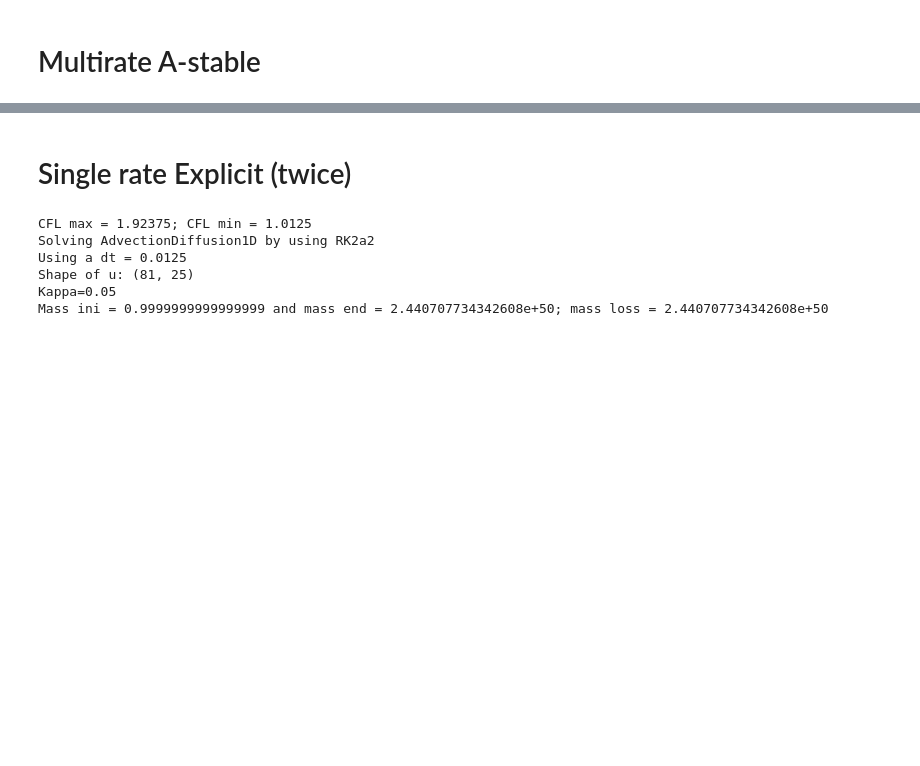
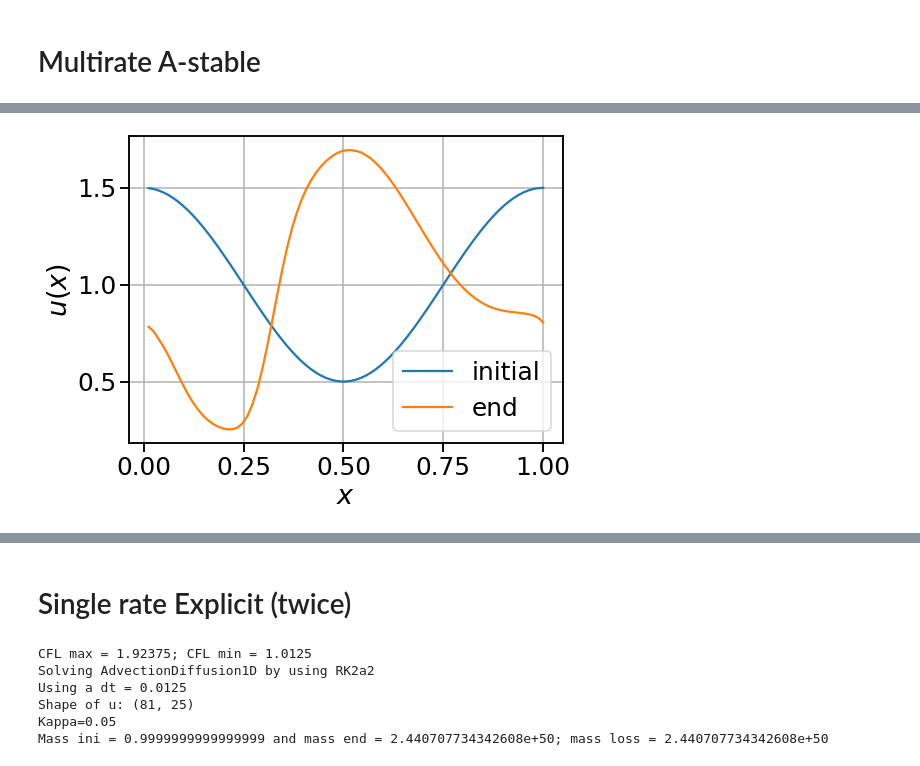
Before and after one commit to emconsta/desolve, a Jupyter notebook: notebooks/TestMRIMEXAdvectionDiffusionPaperPlots.ipynb, the cells around one changed output, grey strips where cells are left out. Cells and saved outputs as stored; diff of their text form; code cells hidden in the pictures; blank space fills up the shorter version.

```diff
--- a/notebooks/TestMRIMEXAdvectionDiffusionPaperPlots.ipynb
+++ b/notebooks/TestMRIMEXAdvectionDiffusionPaperPlots.ipynb
@@ -204,0 +227,82 @@ The PostScript backend does not support transparency; partially transparent arti
+# %%
+solver=None
+solver=DESolver()
+solver.set_info(0)
+
+
+pde_problem_setup={'mx':mx,'n':1,'Flux':'linear-advection','Flux_cv':Flux_M,'BC':'periodic',
+                   'x_min':0.,'x_max':1.,'kappa':kappa,'Flux_name':'FVStagVanLeer-k=1/3'}
+
+
+
+rhs_e, rhs_i, u_ini, problem_setup, problem= ProblemsPDE('AdvectionDiffusion1D',pde_problem_setup)#('Navier-Stokes2D')
+
+if(FLUX_TYPE==2):
+    x_coord=problem_setup['context']['x_coord']
+    #Flux_cv[0,(0):(nF)]=1.+np.sin(2*np.pi*x_coord[(0):(nF)])
+    Flux_cv[0,(0):(nF)]=1.+0.9*np.exp(-((x_coord[(0):(nF)]-x_coord[nF//2-3])**2)*1.25*mx)
+if(FLUX_TYPE==3):
+    Flux_cv[0,:]=x_coord[:]
+
+solver.setup(keep_history=True)
+solver.set_function_context(problem_setup['context'])
+solver.set_initial_solution(u_ini)
+
+solver.set_rhs(rhs_e)
+solver.set_rhs({'mr_explicit_fast':problem.rhs_e_fast,'mr_explicit_slow':problem.rhs_e_slow,'mr_implicit':problem.rhs_mr_implicit})
+#solver.set_rhs({'imex_explicit':problem.rhs_e,'imex_implicit':problem.rhs_mr_implicit})
+def rhs(t,y,ctx):
+    x1,_=problem.rhs_e(t,y,ctx)
+    x2,j2=problem.rhs_mr_implicit(t,y,ctx)
+    return x1+x2, j2
+
+
+solver.set_method('MPRK2-m4-IMEX')
+
+
+problem_setup['DT']=DT_all
+problem_setup['T_DURATION']['end']=Tend_all
+print("CFL max = {:g}; CFL min = {:g}".format(np.max(pde_problem_setup['Flux_cv'])*problem_setup['DT']/problem_setup['context']['dx'],
+                                              np.min(pde_problem_setup['Flux_cv'])*problem_setup['DT']/problem_setup['context']['dx']))
+mass_ini=problem.TotalMass(problem.unvectorize(u_ini,problem_setup['context']))
+solver.set_duration(t_start=problem_setup['T_DURATION']['start'],
+                    t_end=problem_setup['T_DURATION']['end'],
+                    dt=problem_setup['DT'])
+print('Solving {:} by using {:}'.format(problem_setup['name'],solver.get_method_name()))
+print('Using a dt = {:}'.format(problem_setup['DT']))
+
+solver.set_max_steps(NSTEPS)
+solver.solve()
+
+t,u=solver.get_trajectory()
+print("Shape of u: {:}".format(u.shape))
+u_end=solver.get_solution()
+mass_end=problem.TotalMass(problem.unvectorize(u_end,problem_setup['context']))
+#u=solver.get_solution()
+print("Kappa={:}".format(kappa))
+print("Mass ini = {:} and mass end = {:}; mass loss = {:}".format(mass_ini,mass_end,(mass_end-mass_ini)))
+
+unvec=problem_setup['context']['unvectorize']
+time_idx=0
+y_ini=np.squeeze(unvec(u[:,time_idx],problem_setup['context']))
+y_end=np.squeeze(unvec(u[:,-1],problem_setup['context']))
+
+mx=problem_setup['context']['mx']
+n=problem_setup['context']['n']
+x_coord=problem_setup['context']['x_coord']
+
+fig = plt.figure(figsize=AspectRatio)
+
+plt.plot(x_coord,y_ini,label='initial')
+plt.plot(x_coord,y_end,label='end')
+plt.xlabel(r'$x$')
+plt.ylabel(r'$u(x)$')
+plt.legend()
+plt.grid('both')
+plt.tight_layout()
+plt.savefig('mrk2-imex2-m4.png')
+plt.savefig('mrk2-imex2-m4.eps')
+plt.show()
+
+solver.view_complete_status()
+# %% [output]
@@ -204,0 +317 @@ The PostScript backend does not support transparency; partially transparent arti
+[figure, added]
```
Also changed, not shown: parts of 9 cells of this notebook, 1 other file.
